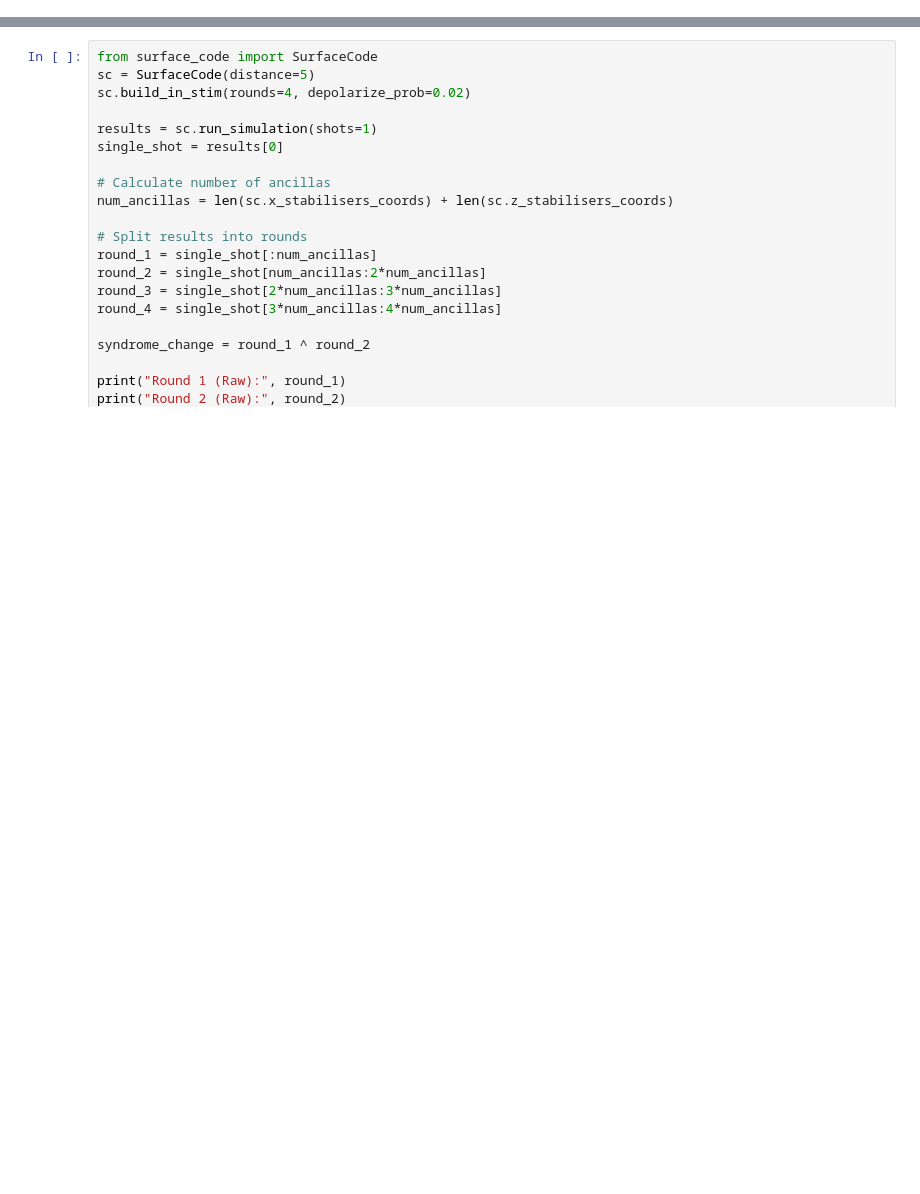
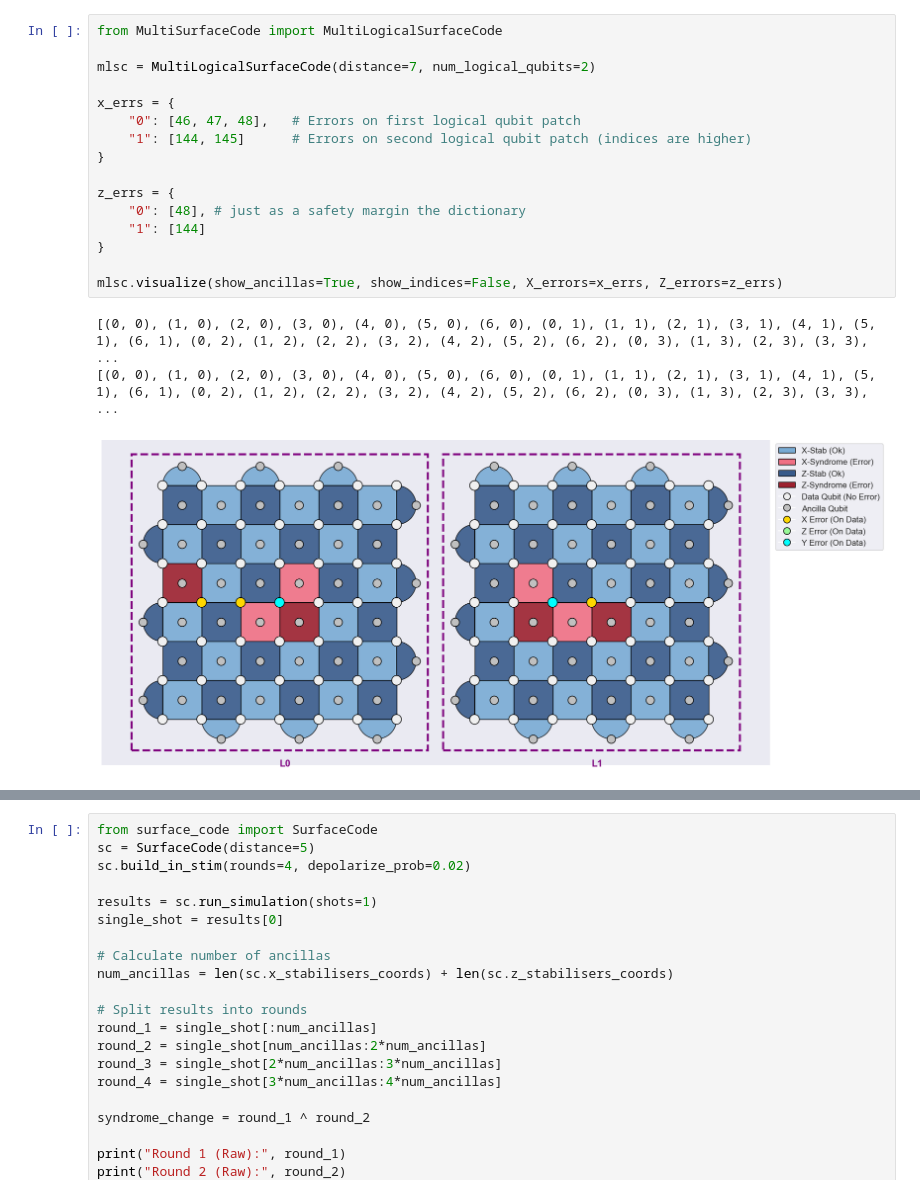
Before and after one commit to BjarneS2/Simulation_on_QEC_with_reconfigurable_atom_arrays, a Jupyter notebook: test.ipynb, the cells around one changed output, grey strips where cells are left out. Drawn from its saved outputs; the diff is of its cells as text; blank space fills up the shorter version.

```diff
--- a/test.ipynb
+++ b/test.ipynb
@@ -6,0 +1,20 @@
+# %%
+from MultiSurfaceCode import MultiLogicalSurfaceCode
+
+mlsc = MultiLogicalSurfaceCode(distance=7, num_logical_qubits=2)
+
+x_errs = {
+    "0": [46, 47, 48],   # Errors on first logical qubit patch
+    "1": [144, 145]      # Errors on second logical qubit patch (indices are higher)
+}
+
+z_errs = {
+    "0": [48], # just as a safety margin the dictionary
+    "1": [144]
+}
+
+mlsc.visualize(show_ancillas=True, show_indices=False, X_errors=x_errs, Z_errors=z_errs)
+# %% [output]
+[(0, 0), (1, 0), (2, 0), (3, 0), (4, 0), (5, 0), (6, 0), (0, 1), (1, 1), (2, 1), (3, 1), (4, 1), (5, 1), (6, 1), (0, 2), (1, 2), (2, 2), (3, 2), (4, 2), (5, 2), (6, 2), (0, 3), (1, 3), (2, 3), (3, 3), ...
+[(0, 0), (1, 0), (2, 0), (3, 0), (4, 0), (5, 0), (6, 0), (0, 1), (1, 1), (2, 1), (3, 1), (4, 1), (5, 1), (6, 1), (0, 2), (1, 2), (2, 2), (3, 2), (4, 2), (5, 2), (6, 2), (0, 3), (1, 3), (2, 3), (3, 3), ...
+[figure, added]
```
Also changed, not shown: parts of 9 cells of this notebook.
